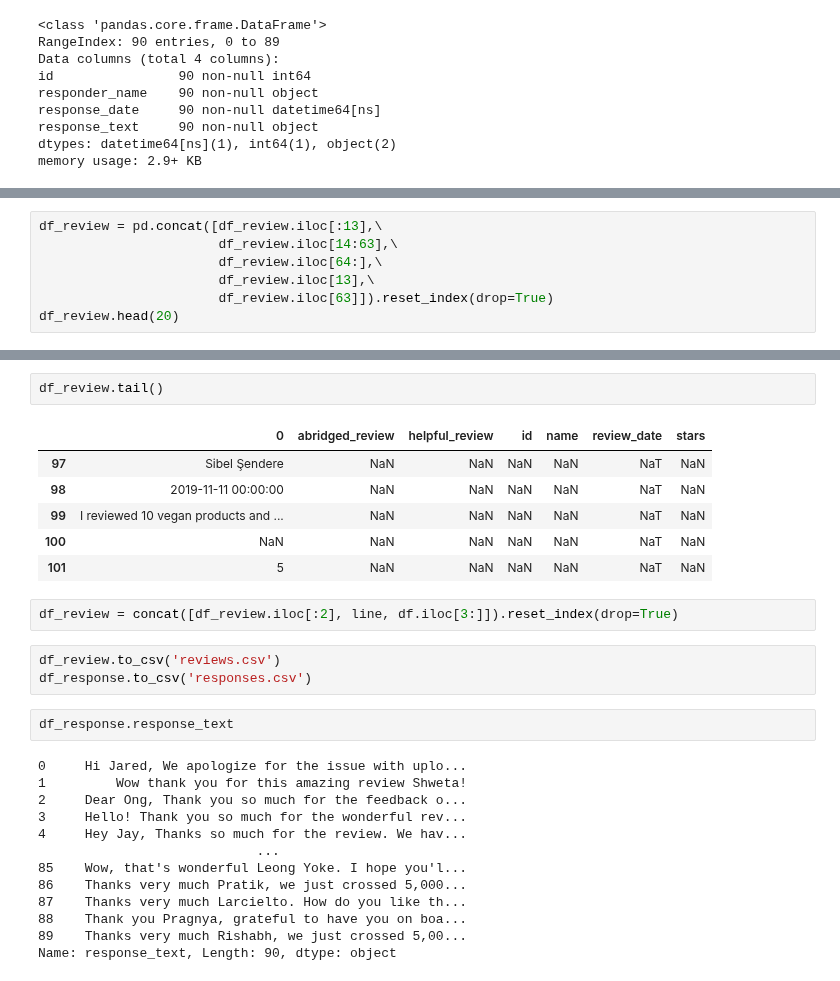
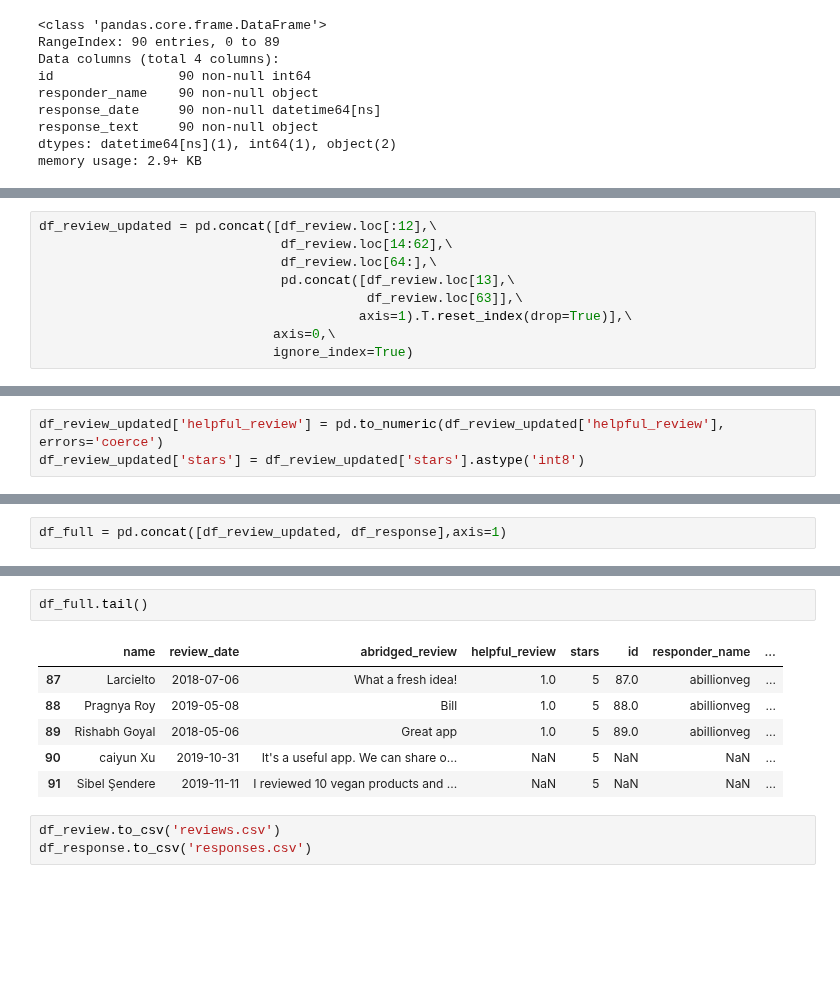
Before and after one commit to ravi-gopalan/DAND_Data_Wrangling, a Jupyter notebook: scrape.ipynb, the cells around one changed output, grey strips where cells are left out. Cells and saved outputs as stored; diff of their text form; blank space fills up the shorter version.

```diff
--- a/scrape.ipynb
+++ b/scrape.ipynb
@@ -424,7 +324,0 @@ Name: 63, dtype: object
-# %%
-df_review = pd.concat([df_review.iloc[:13],\
-                       df_review.iloc[14:63],\
-                       df_review.iloc[64:],\
-                       df_review.iloc[13],\
-                       df_review.iloc[63]]).reset_index(drop=True)
-df_review.head(20)
@@ -448,0 +397,9 @@ df_review.head(20)
+# %%
+df_review_updated = pd.concat([df_review.loc[:12],\
+                               df_review.loc[14:62],\
+                               df_review.loc[64:],\
+                               pd.concat([df_review.loc[13],\
+                                          df_review.loc[63]],\
+                                         axis=1).T.reset_index(drop=True)],\
+                              axis=0,\
+                              ignore_index=True)
@@ -448,0 +428,3 @@ df_review.head(20)
+# %%
+df_review_updated['helpful_review'] = pd.to_numeric(df_review_updated['helpful_review'], errors='coerce')
+df_review_updated['stars'] = df_review_updated['stars'].astype('int8')
@@ -448,0 +453,2 @@ df_review.head(20)
+# %%
+df_full = pd.concat([df_review_updated, df_response],axis=1)
@@ -449,32 +464,15 @@ df_review.head(20)
 # %%
-df_review.tail()
+df_full.tail()
 # %% [output]
-|  | 0 | abridged_review | helpful_review | id | name | review_date | stars |
-| 97 | Sibel Şendere | NaN | NaN | NaN | NaN | NaT | NaN |
-| 98 | 2019-11-11 00:00:00 | NaN | NaN | NaN | NaN | NaT | NaN |
-| 99 | I reviewed 10 vegan products and ... | NaN | NaN | NaN | NaN | NaT | NaN |
-| 100 | NaN | NaN | NaN | NaN | NaN | NaT | NaN |
-| 101 | 5 | NaN | NaN | NaN | NaN | NaT | NaN |
+|  | name | review_date | abridged_review | helpful_review | stars | id | responder_name | ... |
+| 87 | Larcielto | 2018-07-06 | What a fresh idea! | 1.0 | 5 | 87.0 | abillionveg | ... |
+| 88 | Pragnya Roy | 2019-05-08 | Bill | 1.0 | 5 | 88.0 | abillionveg | ... |
+| 89 | Rishabh Goyal | 2018-05-06 | Great app | 1.0 | 5 | 89.0 | abillionveg | ... |
+| 90 | caiyun Xu | 2019-10-31 | It's a useful app. We can share o... | NaN | 5 | NaN | NaN | ... |
+| 91 | Sibel Şendere | 2019-11-11 | I reviewed 10 vegan products and ... | NaN | 5 | NaN | NaN | ... |
-# %%
-df_review = concat([df_review.iloc[:2], line, df.iloc[3:]]).reset_index(drop=True)
 # %%
 df_review.to_csv('reviews.csv')
 df_response.to_csv('responses.csv')
-# %%
-df_response.response_text
-# %% [output]
-0     Hi Jared, We apologize for the issue with uplo...
-1         Wow thank you for this amazing review Shweta!
-2     Dear Ong, Thank you so much for the feedback o...
-3     Hello! Thank you so much for the wonderful rev...
-4     Hey Jay, Thanks so much for the review. We hav...
-                            ...
-85    Wow, that's wonderful Leong Yoke. I hope you'l...
-86    Thanks very much Pratik, we just crossed 5,000...
-87    Thanks very much Larcielto. How do you like th...
-88    Thank you Pragnya, grateful to have you on boa...
-89    Thanks very much Rishabh, we just crossed 5,00...
-Name: response_text, Length: 90, dtype: object
 # %%
 df_review.query('review_date > "2019-10-30"')
 # %% [output]
```
Also changed, not shown: parts of 45 cells of this notebook.
